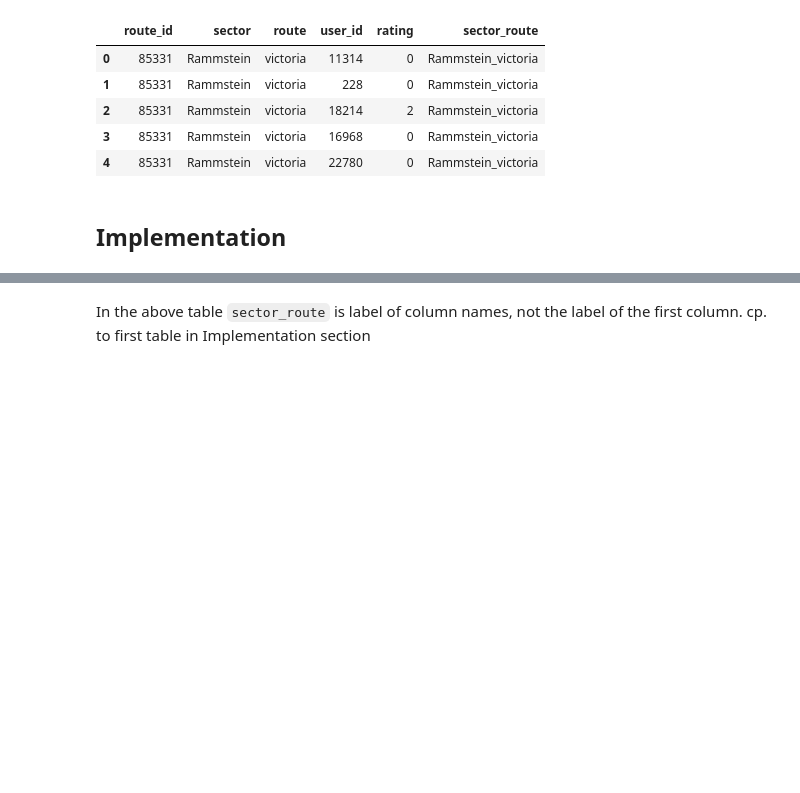
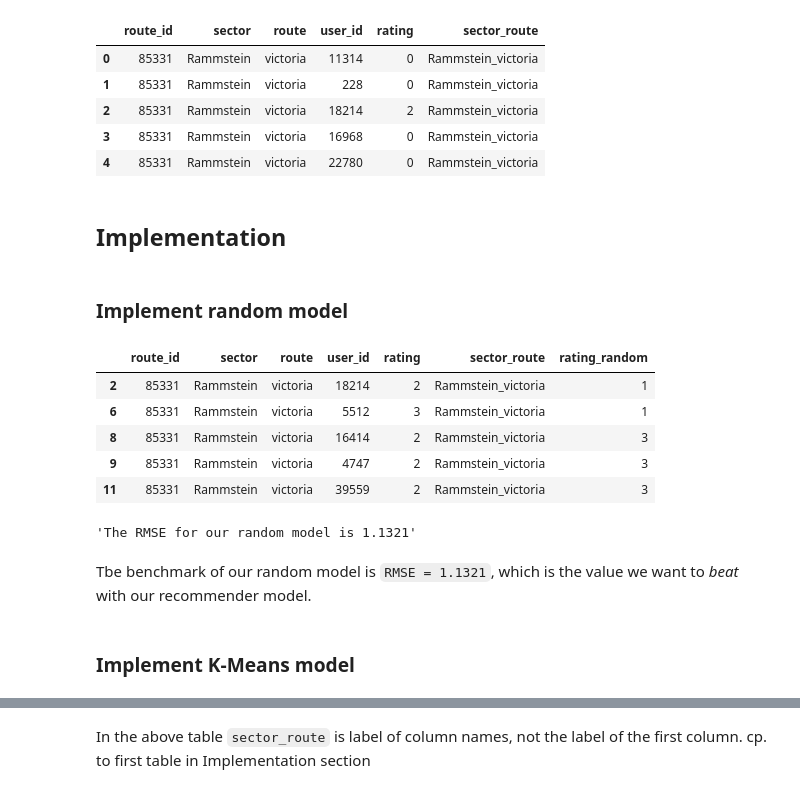
Before and after one commit to killakalle/8anu_Exploration, a Jupyter notebook: 8anu_Exploration.ipynb, the cells around one changed output, grey strips where cells are left out. Drawn from its saved outputs; the diff is of its cells as text; code cells hidden in the pictures; blank space fills up the shorter version.

```diff
--- a/8anu_Exploration.ipynb
+++ b/8anu_Exploration.ipynb
@@ -635,6 +641,37 @@ X_train_ratings.head(5)
 X_train_ratings = X_train_ratings[X_train_ratings['rating'] != 0]
 # %% [markdown]
 ## Implementation
+# %% [markdown]
+### Implement random model
+# %%
+from random import randint
+
+X_train_ratings_random = X_train_ratings
+X_train_ratings_random['rating_random'] = X_train_ratings_random.apply(lambda row: randint(1, 3), axis=1)
+
+X_train_ratings_random.head(5)
+# %% [output]
+|  | route_id | sector | route | user_id | rating | sector_route | rating_random |
+| 2 | 85331 | Rammstein | victoria | 18214 | 2 | Rammstein_victoria | 1 |
+| 6 | 85331 | Rammstein | victoria | 5512 | 3 | Rammstein_victoria | 1 |
+| 8 | 85331 | Rammstein | victoria | 16414 | 2 | Rammstein_victoria | 3 |
+| 9 | 85331 | Rammstein | victoria | 4747 | 2 | Rammstein_victoria | 3 |
+| 11 | 85331 | Rammstein | victoria | 39559 | 2 | Rammstein_victoria | 3 |
+# %%
+from sklearn.metrics import mean_squared_error
+from math import sqrt
+
+y_actual = X_train_ratings_random['rating']
+y_predict = X_train_ratings_random['rating_random']
+
+rms = sqrt(mean_squared_error(y_actual, y_predict))
+f'The RMSE for our random model is {rms:.4f}'
+# %% [output]
+'The RMSE for our random model is 1.1321'
+# %% [markdown]
+Tbe benchmark of our random model is `RMSE = 1.1321`, which is the value we want to _beat_ with our recommender model.
+# %% [markdown]
+### Implement K-Means model
 # %%
 user_route_ratings = pd.pivot_table(X_train_ratings, index='user_id', columns= 'sector_route', values='rating')
 
```
Also changed, not shown: parts of 37 cells of this notebook, 1 other file.
